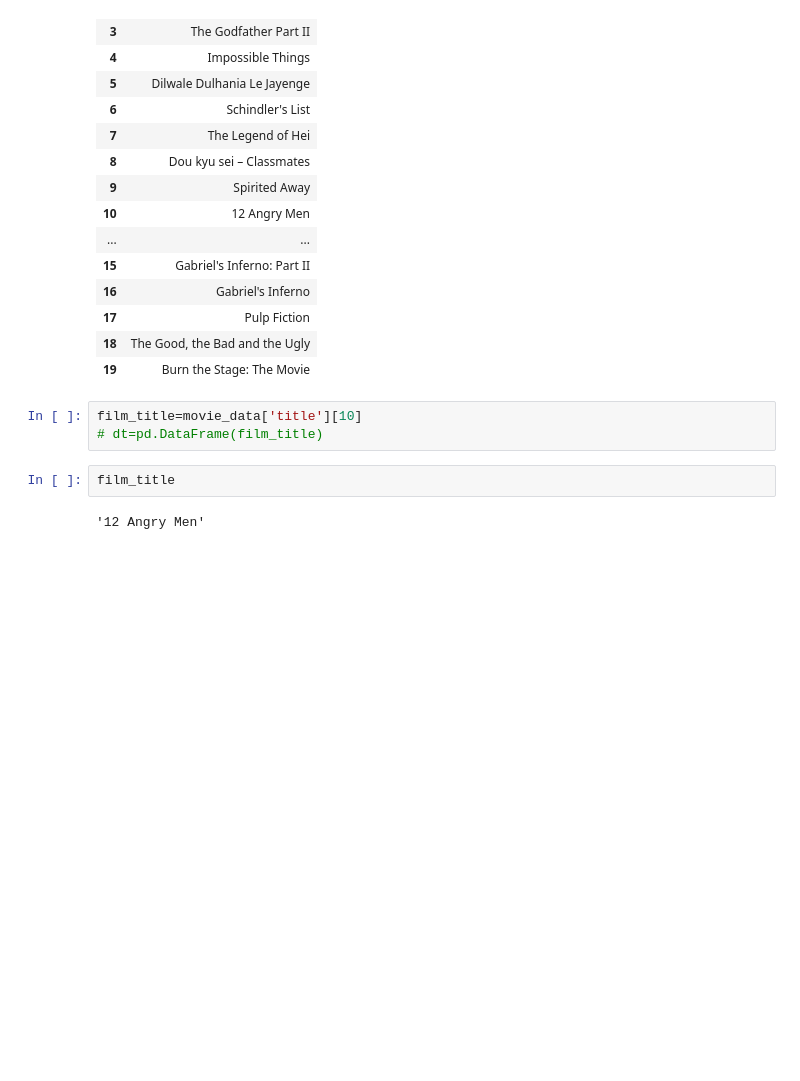
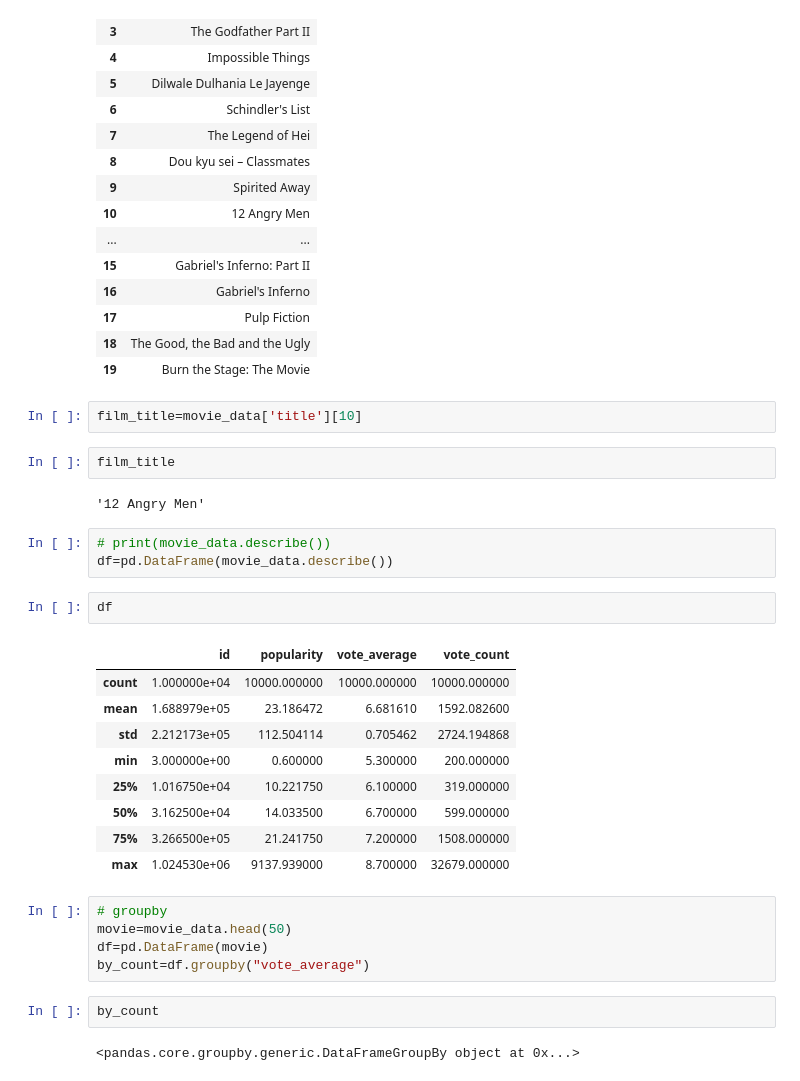
Before and after one commit to Rafaljawad/Analysing-data-using-pandas-in-jupyter-notebook, a Jupyter notebook: movies-dataset/movies-pandas.py.ipynb, the cells around one changed output. Saved outputs shown, nothing was run; the diff lists cells and outputs as text; blank space fills up the shorter version.

```diff
--- a/movies-dataset/movies-pandas.py.ipynb
+++ b/movies-dataset/movies-pandas.py.ipynb
@@ -135,8 +124,31 @@ df
 | 19 | Burn the Stage: The Movie |
 # %%
 film_title=movie_data['title'][10]
-# dt=pd.DataFrame(film_title)
 # %%
 film_title
 # %% [output]
 '12 Angry Men'
+# %%
+# print(movie_data.describe())
+df=pd.DataFrame(movie_data.describe())
+# %%
+df
+# %% [output]
+|  | id | popularity | vote_average | vote_count |
+| count | 1.000000e+04 | 10000.000000 | 10000.000000 | 10000.000000 |
+| mean | 1.688979e+05 | 23.186472 | 6.681610 | 1592.082600 |
+| std | 2.212173e+05 | 112.504114 | 0.705462 | 2724.194868 |
+| min | 3.000000e+00 | 0.600000 | 5.300000 | 200.000000 |
+| 25% | 1.016750e+04 | 10.221750 | 6.100000 | 319.000000 |
+| 50% | 3.162500e+04 | 14.033500 | 6.700000 | 599.000000 |
+| 75% | 3.266500e+05 | 21.241750 | 7.200000 | 1508.000000 |
+| max | 1.024530e+06 | 9137.939000 | 8.700000 | 32679.000000 |
+# %%
+# groupby
+movie=movie_data.head(50)
+df=pd.DataFrame(movie)
+by_count=df.groupby("vote_average")
+# %%
+by_count
+# %% [output]
+<pandas.core.groupby.generic.DataFrameGroupBy object at 0x...>
```
Also changed, not shown: parts of 2 cells of this notebook, 2 other files.
